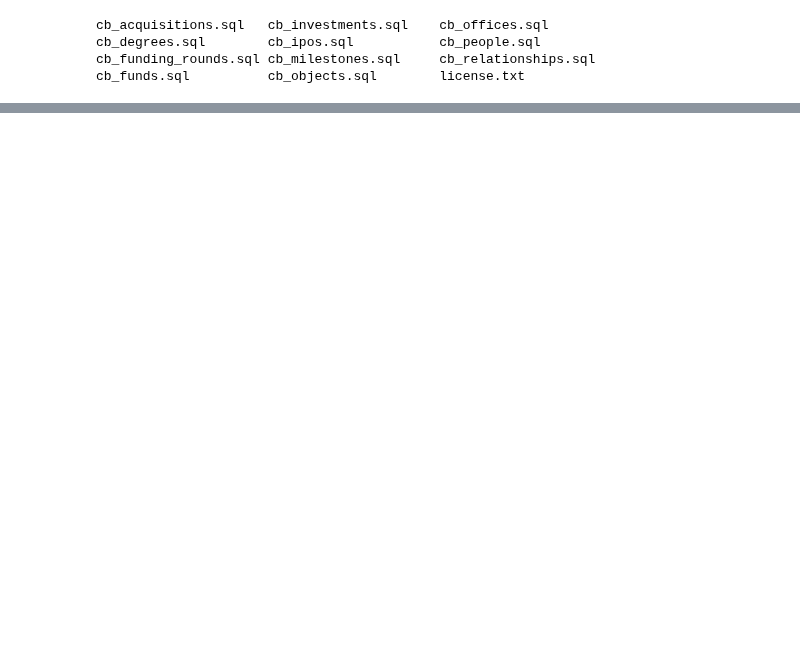
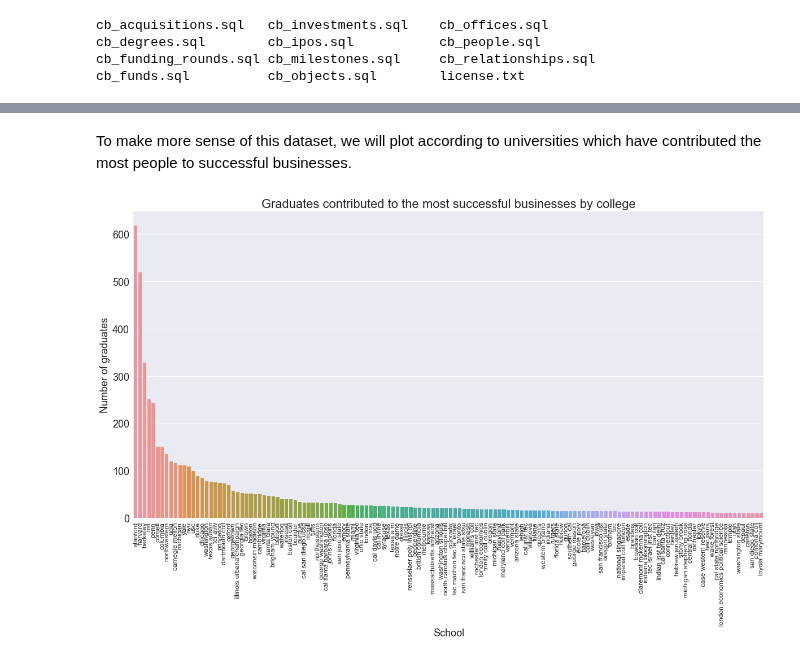
Before and after one commit to berkeley-stat159-f17/project-3-p2-mo-ma-ne, a Jupyter notebook: education.ipynb, the cells around one changed output, grey strips where cells are left out. Drawn from its saved outputs; the diff is of its cells as text; code cells hidden in the pictures; blank space fills up the shorter version.

```diff
--- a/education.ipynb
+++ b/education.ipynb
@@ -252,0 +173,4 @@ conn.close()
+# %%
+edu = degrees[['object_id','institution','degree_type','subject']].dropna(subset=['institution'])
+CPE = pd.merge(company_people,edu,on='object_id')
+display(CPE.head(10))
@@ -252,0 +219,14 @@ conn.close()
+# %%
+# Define stopwords, punctuation and word stems
+stopwords = ['of','the','at','in','i','y','and','de','@']
+stoppunc = [',','\.',';',':','-','&','(',')','/']
+stems = ['poly','tec','cal','inst','agri','coll']
+delstems = ['univ','school','law','business']
+# %%
+# Also define some famous keywords or alternate names that clearly identify a specific school
+famous_keywords=['wharton','yale','harvard','mit','henley','berkeley','gurion','duke',
+             'babson','bentley','canberra','boulder','stanford','northwestern','usc',
+             'ucla','nyu','bowling green','baldwin wallace','boston coll','cal culinary',
+             'virginia commonwealth','virginia poly','stony brook','georgia tec']
+famous_altnames={'cal':'berkeley','pennsylvania':'penn','wharton':'penn','virginia poly':'virginia tec',
+                 'chicago booth':'chicago','massachusetts inst tec':'mit'}
@@ -252,0 +285,7 @@ conn.close()
+# %%
+people_contributed_min = 10
+inst_counts = pd.DataFrame(CPE.institution.value_counts())
+inst_mult = inst_counts[inst_counts.institution>people_contributed_min]
+inst_mult = inst_mult.rename(columns={'institution':'count'})
+CPE_count = pd.merge(CPE,inst_mult,left_on='institution',right_index=True).sort_values('count',ascending=False)
+CPE_count.head()
@@ -252,0 +299,12 @@ conn.close()
+# %% [markdown]
+To make more sense of this dataset, we will plot according to universities which have contributed the most people to successful businesses.
+# %%
+fig,edu_ax = plt.subplots(figsize=(20,10))
+edu_ax = sns.barplot(x='institution',y='count',data=CPE_count)
+edu_ax.set_title('Graduates contributed to the most successful businesses by college',fontsize=22)
+edu_ax.tick_params(labelsize=18)
+edu_ax.set_xticklabels(labels=CPE_count.institution.unique(),rotation='vertical',fontsize=12)
+edu_ax.set_xlabel('School',fontsize=18)
+edu_ax.set_ylabel('Number of graduates',fontsize=18);
+# %% [output]
+[figure, added]
```
Also changed, not shown: parts of 58 cells of this notebook.
